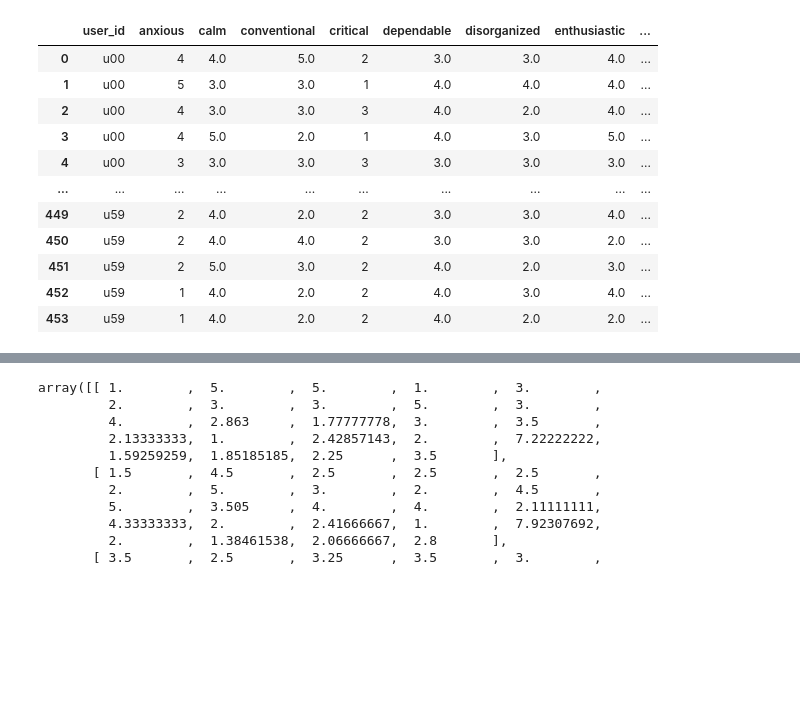
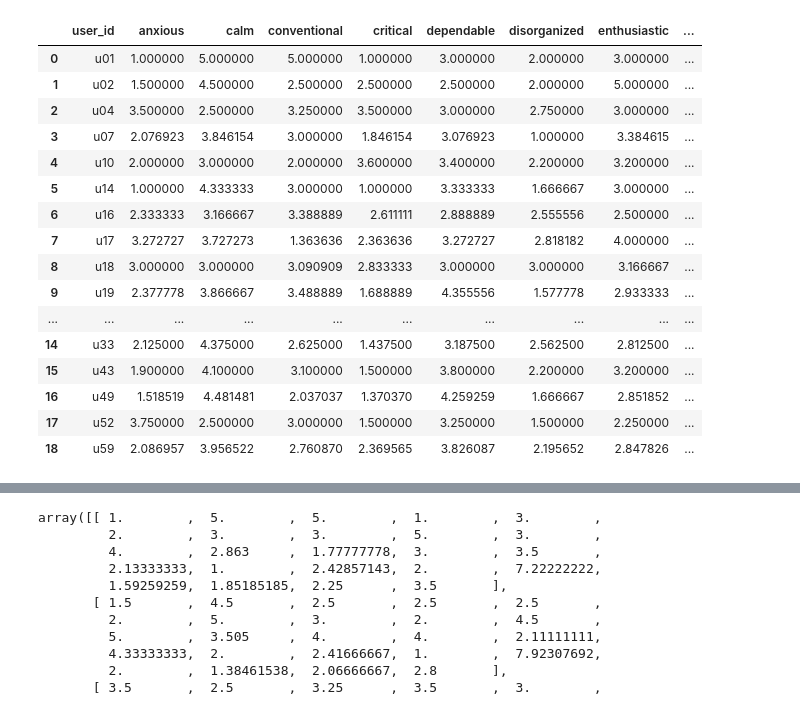
Before and after one commit to fanxu30/student_mental_health_ml, a Jupyter notebook: Fan/ml_aggregation.ipynb, the cells around one changed output, grey strips where cells are left out. Drawn from its saved outputs; the diff is of its cells as text; code cells hidden in the pictures; blank space fills up the shorter version.

Commit message:
cleaned notebook and added predictions

```diff
--- a/Fan/ml_aggregation.ipynb
+++ b/Fan/ml_aggregation.ipynb
@@ -1,22 +3,86 @@
 # %%
 import pandas as pd
 import numpy as np
 
 pd.set_option("mode.copy_on_write", True)
 
-behavior = pd.read_csv("cleaned_data/EMA/Behaviour_new.csv")
+# Load the data
+class_df = pd.read_csv("../cleaned_data/EMA/Class.csv")
+behavior = pd.read_csv("../cleaned_data/EMA/Behaviour_new.csv")
+depression = pd.read_csv("../cleaned_data/surveys/clean_PHQ-9.csv")
+grades = pd.read_csv("../cleaned_data/education/grades.csv")
+exercise = pd.read_csv("../cleaned_data/EMA/Exercise.csv")
+mood = pd.read_csv("../cleaned_data/EMA/Mood.csv")
+sleep = pd.read_csv("../cleaned_data/EMA/Sleep.csv")
+social = pd.read_csv("../cleaned_data/EMA/Social.csv")
+stress = pd.read_csv("../cleaned_data/EMA/Stress.csv")
+
+# Drop unnecessary columns
+class_df.drop(columns=["resp_time", "location", "course_id"], inplace=True)
 behavior.drop(columns=["resp_time", "datetime_utc"], inplace=True)
-behavior
+
+# Other cleaning
+depression = depression.loc[depression["type"] == "post"]
+depression_score = depression[["uid", "total_score"]]
+depression_score.rename(
+    columns={
+        "uid": "user_id",
+    },
+    inplace=True,
+)
+grades.rename(
+    columns={
+        "gpa 13s": "gpa_13s",
+        "gpa all": "gpa_all",
+        "cs 65": "cs_65",
+        "uid": "user_id",
+    },
+    inplace=True,
+)
+
+
+# Group by user_id and calculate the mean for each user
+class_grp = class_df.groupby(["user_id"]).mean()
+exercise = exercise[["user_id", "exercise", "walk"]].groupby("user_id").mean()
+mood = mood[["user_id", "happy", "happyornot"]].groupby("user_id").mean()
+sleep = (
+    sleep[["user_id", "sleep_hours", "sleep_quality", "sleepiness"]]
+    .groupby("user_id")
+    .mean()
+)
+social = social[["user_id", "number"]].groupby("user_id").mean()
+stress = stress[["user_id", "level"]].groupby("user_id").mean()
+behavior_grp = behavior.groupby(["user_id"]).mean()
+
+# Merge all dataframes on user_id
+merged_behavior = behavior_grp.merge(
+    depression_score, on="user_id", how="inner", validate="1:1"
+)
+merged_grades = merged_behavior.merge(grades, on="user_id", how="inner", validate="1:1")
+merged_class = merged_grades.merge(class_grp, on="user_id", how="inner", validate="1:1")
+merged_exercise = merged_class.merge(
+    exercise, on="user_id", how="inner", validate="1:1"
+)
+merged_mood = merged_exercise.merge(mood, on="user_id", how="inner", validate="1:1")
+merged_sleep = merged_mood.merge(sleep, on="user_id", how="inner", validate="1:1")
+merged_stress = merged_sleep.merge(stress, on="user_id", how="inner", validate="1:1")
+merged_final = merged_stress.merge(social, on="user_id", how="inner", validate="1:1")
+merged_final
 # %% [output]
 |  | user_id | anxious | calm | conventional | critical | dependable | disorganized | enthusiastic | ... |
-| 0 | u00 | 4 | 4.0 | 5.0 | 2 | 3.0 | 3.0 | 4.0 | ... |
-| 1 | u00 | 5 | 3.0 | 3.0 | 1 | 4.0 | 4.0 | 4.0 | ... |
-| 2 | u00 | 4 | 3.0 | 3.0 | 3 | 4.0 | 2.0 | 4.0 | ... |
-| 3 | u00 | 4 | 5.0 | 2.0 | 1 | 4.0 | 3.0 | 5.0 | ... |
-| 4 | u00 | 3 | 3.0 | 3.0 | 3 | 3.0 | 3.0 | 3.0 | ... |
+| 0 | u01 | 1.000000 | 5.000000 | 5.000000 | 1.000000 | 3.000000 | 2.000000 | 3.000000 | ... |
+| 1 | u02 | 1.500000 | 4.500000 | 2.500000 | 2.500000 | 2.500000 | 2.000000 | 5.000000 | ... |
+| 2 | u04 | 3.500000 | 2.500000 | 3.250000 | 3.500000 | 3.000000 | 2.750000 | 3.000000 | ... |
+| 3 | u07 | 2.076923 | 3.846154 | 3.000000 | 1.846154 | 3.076923 | 1.000000 | 3.384615 | ... |
+| 4 | u10 | 2.000000 | 3.000000 | 2.000000 | 3.600000 | 3.400000 | 2.200000 | 3.200000 | ... |
+| 5 | u14 | 1.000000 | 4.333333 | 3.000000 | 1.000000 | 3.333333 | 1.666667 | 3.000000 | ... |
+| 6 | u16 | 2.333333 | 3.166667 | 3.388889 | 2.611111 | 2.888889 | 2.555556 | 2.500000 | ... |
+| 7 | u17 | 3.272727 | 3.727273 | 1.363636 | 2.363636 | 3.272727 | 2.818182 | 4.000000 | ... |
+| 8 | u18 | 3.000000 | 3.000000 | 3.090909 | 2.833333 | 3.000000 | 3.000000 | 3.166667 | ... |
+| 9 | u19 | 2.377778 | 3.866667 | 3.488889 | 1.688889 | 4.355556 | 1.577778 | 2.933333 | ... |
 | ... | ... | ... | ... | ... | ... | ... | ... | ... | ... |
-| 449 | u59 | 2 | 4.0 | 2.0 | 2 | 3.0 | 3.0 | 4.0 | ... |
-| 450 | u59 | 2 | 4.0 | 4.0 | 2 | 3.0 | 3.0 | 2.0 | ... |
-| 451 | u59 | 2 | 5.0 | 3.0 | 2 | 4.0 | 2.0 | 3.0 | ... |
-| 452 | u59 | 1 | 4.0 | 2.0 | 2 | 4.0 | 3.0 | 4.0 | ... |
-| 453 | u59 | 1 | 4.0 | 2.0 | 2 | 4.0 | 2.0 | 2.0 | ... |
+| 14 | u33 | 2.125000 | 4.375000 | 2.625000 | 1.437500 | 3.187500 | 2.562500 | 2.812500 | ... |
+| 15 | u43 | 1.900000 | 4.100000 | 3.100000 | 1.500000 | 3.800000 | 2.200000 | 3.200000 | ... |
+| 16 | u49 | 1.518519 | 4.481481 | 2.037037 | 1.370370 | 4.259259 | 1.666667 | 2.851852 | ... |
+| 17 | u52 | 3.750000 | 2.500000 | 3.000000 | 1.500000 | 3.250000 | 1.500000 | 2.250000 | ... |
+| 18 | u59 | 2.086957 | 3.956522 | 2.760870 | 2.369565 | 3.826087 | 2.195652 | 2.847826 | ... |
```
Also changed, not shown: parts of 34 cells of this notebook.
